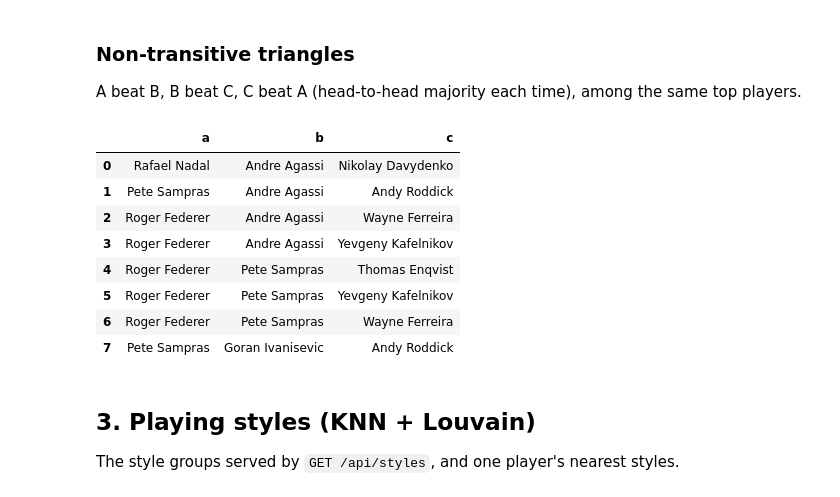
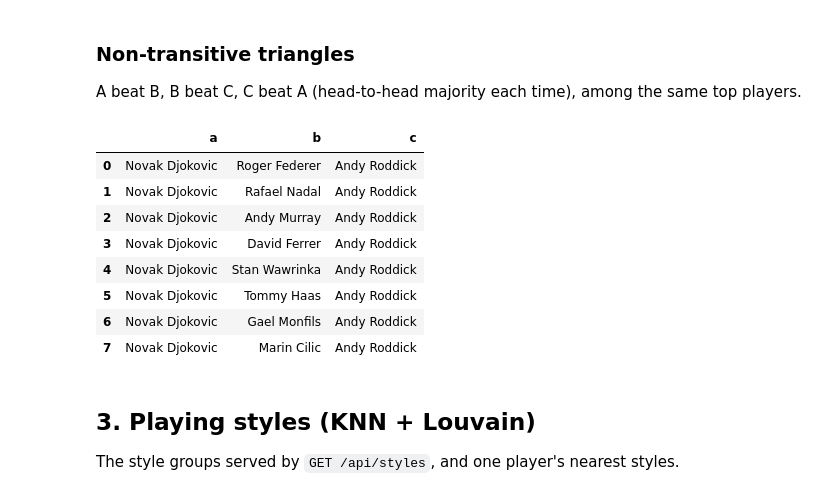
Before and after one commit to GabDestal/NetRank, a Jupyter notebook: demo.ipynb, the cells around one changed output. Saved outputs shown, nothing was run; the diff lists cells and outputs as text; code cells hidden in the pictures.

Commit message:
docs: re-run demo.ipynb on the retry budget of #38; order the triangles query (#39)
- outputs regenerated with the current agent (retry budget 2, syntax hints, last-step rules); the q21 and
  scripted-write examples are unchanged by it (they show the first two queries and the first layer)
- the non-transitive triangles query had no ORDER BY, so its rows changed order on every run; now sorted
  by prestige rank

Co-authored-by: Gabriel <gabriel.destal@student-cs.fr>

```diff
--- a/demo.ipynb
+++ b/demo.ipynb
@@ -149,22 +149,23 @@ A beat B, B beat C, C beat A (head-to-head majority each time), among the same t
 # %%
 pd.DataFrame(db.read('''
 MATCH (a:Player)-[ab:BEAT]->(b:Player)-[bc:BEAT]->(c:Player)-[ca:BEAT]->(a)
 WHERE a.prestigeRank <= 30 AND b.prestigeRank <= 30 AND c.prestigeRank <= 30
   AND a.prestigeRank < b.prestigeRank AND a.prestigeRank < c.prestigeRank
   AND ab.wins > COALESCE([(b)-[r:BEAT]->(a) | r.wins][0], 0)
   AND bc.wins > COALESCE([(c)-[r:BEAT]->(b) | r.wins][0], 0)
   AND ca.wins > COALESCE([(a)-[r:BEAT]->(c) | r.wins][0], 0)
-RETURN a.name AS a, b.name AS b, c.name AS c LIMIT 8'''))
+WITH a, b, c ORDER BY a.prestigeRank, b.prestigeRank, c.prestigeRank LIMIT 8
+RETURN a.name AS a, b.name AS b, c.name AS c'''))
 # %% [output]
 |  | a | b | c |
-| 0 | Rafael Nadal | Andre Agassi | Nikolay Davydenko |
-| 1 | Pete Sampras | Andre Agassi | Andy Roddick |
-| 2 | Roger Federer | Andre Agassi | Wayne Ferreira |
-| 3 | Roger Federer | Andre Agassi | Yevgeny Kafelnikov |
-| 4 | Roger Federer | Pete Sampras | Thomas Enqvist |
-| 5 | Roger Federer | Pete Sampras | Yevgeny Kafelnikov |
-| 6 | Roger Federer | Pete Sampras | Wayne Ferreira |
-| 7 | Pete Sampras | Goran Ivanisevic | Andy Roddick |
+| 0 | Novak Djokovic | Roger Federer | Andy Roddick |
+| 1 | Novak Djokovic | Rafael Nadal | Andy Roddick |
+| 2 | Novak Djokovic | Andy Murray | Andy Roddick |
+| 3 | Novak Djokovic | David Ferrer | Andy Roddick |
+| 4 | Novak Djokovic | Stan Wawrinka | Andy Roddick |
+| 5 | Novak Djokovic | Tommy Haas | Andy Roddick |
+| 6 | Novak Djokovic | Gael Monfils | Andy Roddick |
+| 7 | Novak Djokovic | Marin Cilic | Andy Roddick |
 # %% [markdown]
 ## 3. Playing styles (KNN + Louvain)
 
```
